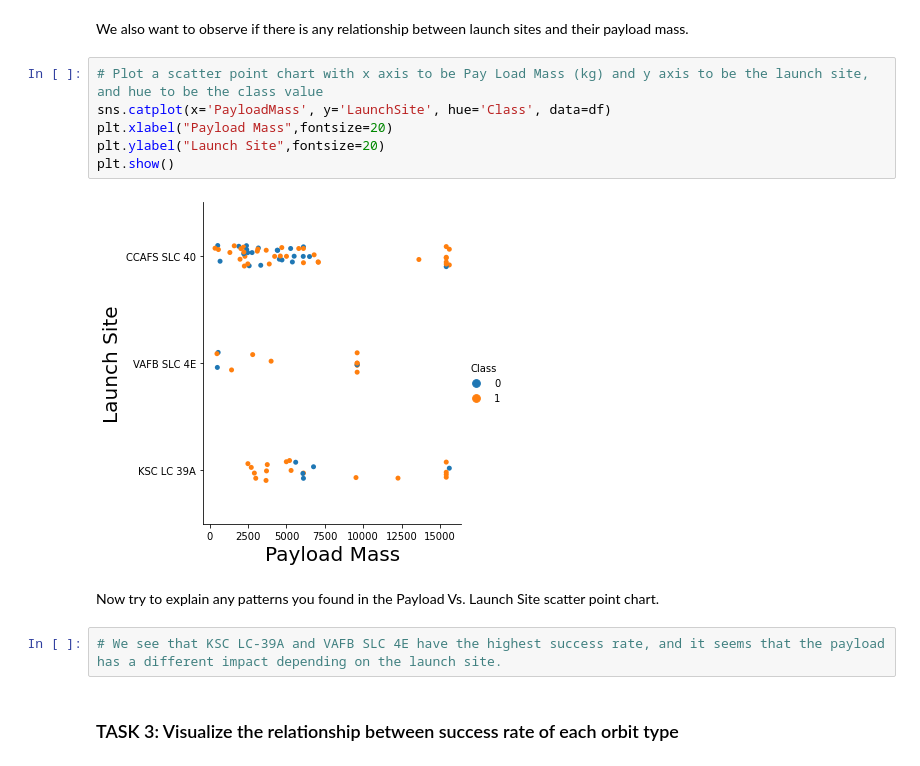
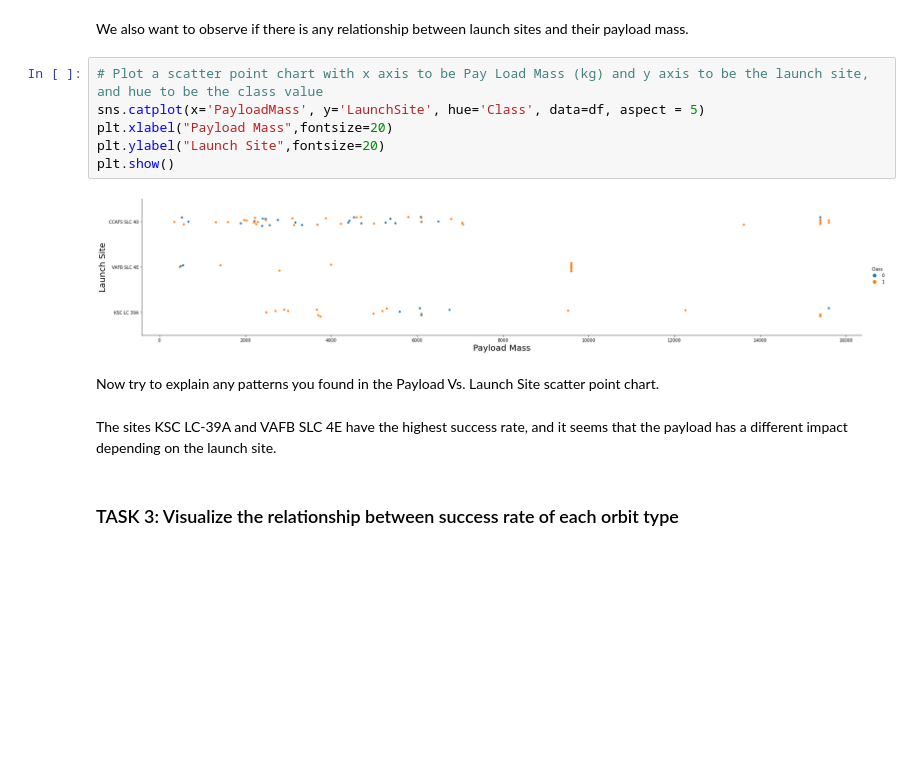
Before and after one commit to salva1973/coursera-capstone-project, a Jupyter notebook: 05. EDA with Data Visualization.ipynb, the cells around one changed output. Saved outputs shown, nothing was run; the diff lists cells and outputs as text; blank space fills up the shorter version.

```diff
--- a/05. EDA with Data Visualization.ipynb
+++ b/05. EDA with Data Visualization.ipynb
@@ -98,16 +104,16 @@ Now try to explain the patterns you found in the Flight Number vs. Launch Site s
 We also want to observe if there is any relationship between launch sites and their payload mass.
 # %%
 # Plot a scatter point chart with x axis to be Pay Load Mass (kg) and y axis to be the launch site, and hue to be the class value
-sns.catplot(x='PayloadMass', y='LaunchSite', hue='Class', data=df)
+sns.catplot(x='PayloadMass', y='LaunchSite', hue='Class', data=df, aspect = 5)
 plt.xlabel("Payload Mass",fontsize=20)
 plt.ylabel("Launch Site",fontsize=20)
 plt.show()
 # %% [output]
-[figure, old version]
+[figure, new version]
 # %% [markdown]
 Now try to explain any patterns you found in the Payload Vs. Launch Site scatter point chart.
-# %%
-# We see that KSC LC-39A and VAFB SLC 4E have the highest success rate, and it seems that the payload has a different impact depending on the launch site.
+# %% [markdown]
+The sites KSC LC-39A and VAFB SLC 4E have the highest success rate, and it seems that the payload has a different impact depending on the launch site.
 # %% [markdown]
 ### TASK  3: Visualize the relationship between success rate of each orbit type
 # %% [markdown]
```
Also changed, not shown: parts of 5 cells of this notebook.
